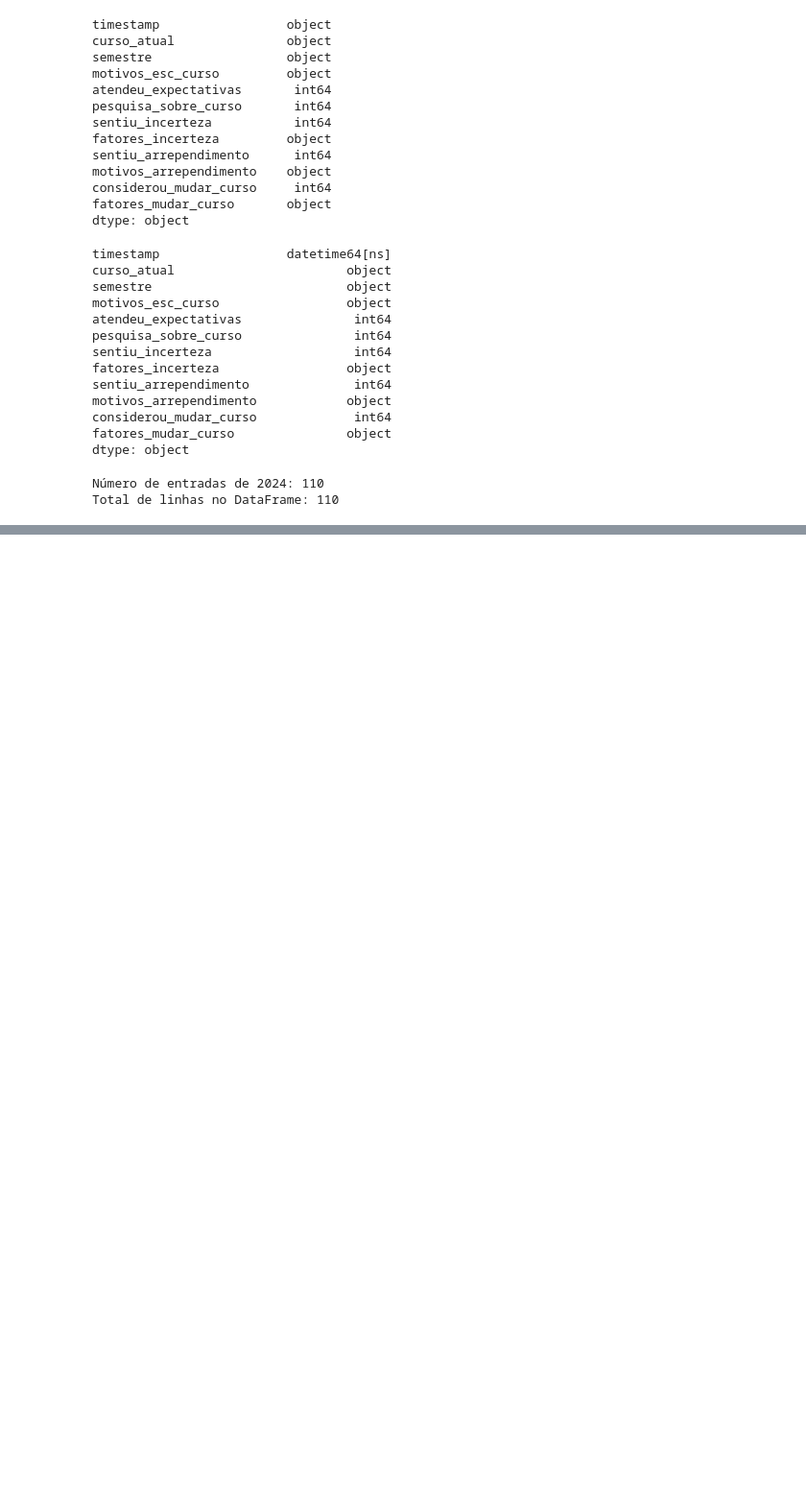
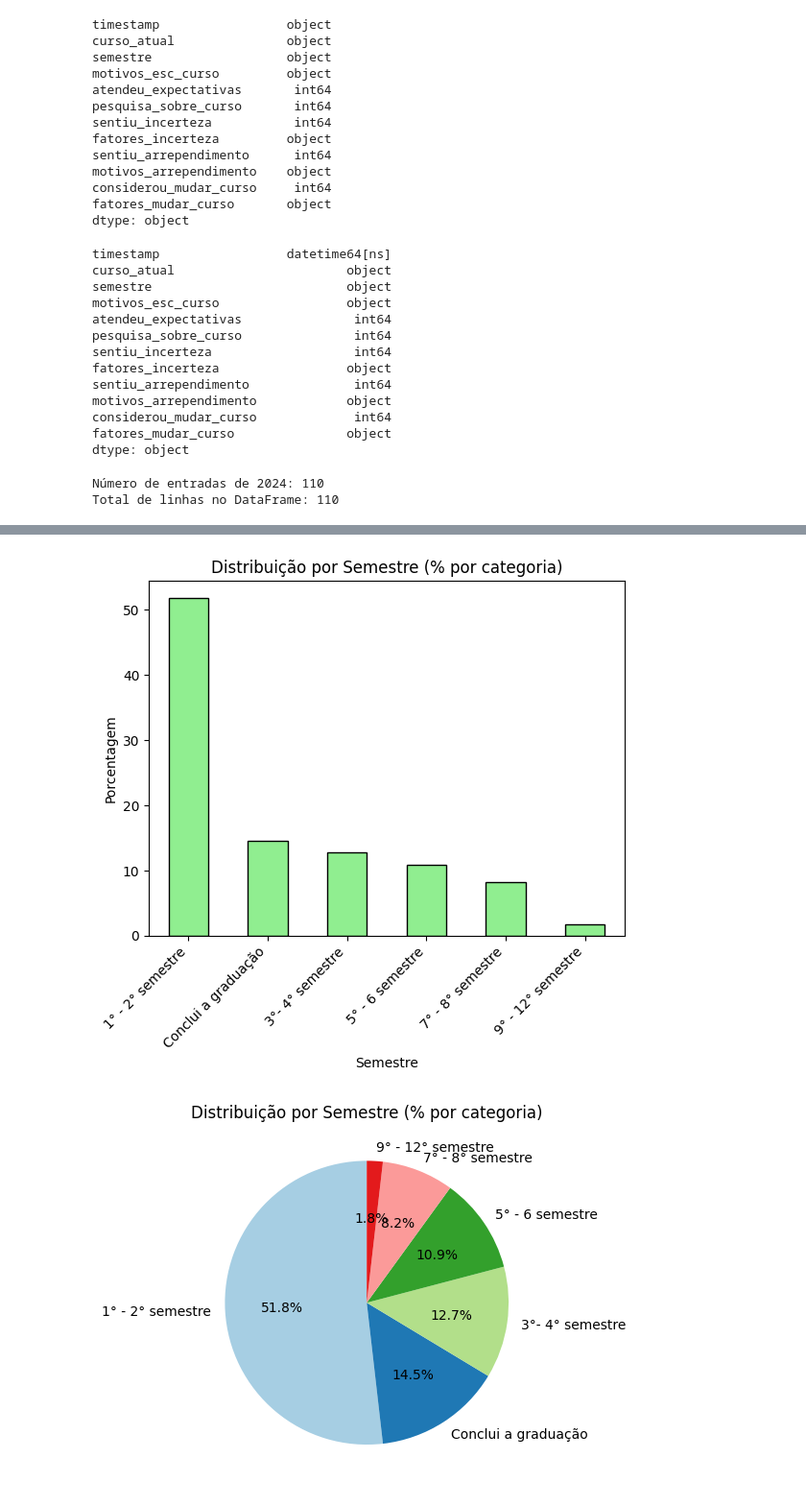
Before and after one commit to MarcosBristot/TrabalhoPosser, a Jupyter notebook: main.ipynb, the cells around one changed output, grey strips where cells are left out. Shown at 96% size. Cells and saved outputs as stored; diff of their text form; code cells hidden in the pictures; blank space fills up the shorter version.

```diff
--- a/main.ipynb
+++ b/main.ipynb
@@ -190,0 +213,20 @@ df.head()
+# %%
+# Contagem e cálculo da porcentagem para a coluna 'semestre'
+semestre_counts = df['semestre'].value_counts(normalize=True) * 100
+
+# Gráfico de barras
+semestre_counts.plot(kind='bar', color='lightgreen', edgecolor='black')
+plt.title('Distribuição por Semestre (% por categoria)')
+plt.xlabel('Semestre')
+plt.ylabel('Porcentagem')
+plt.xticks(rotation=45, ha='right')
+plt.show()
+
+# Gráfico de pizza
+semestre_counts.plot(kind='pie', autopct='%1.1f%%', startangle=90, colors=plt.cm.Paired.colors)
+plt.title('Distribuição por Semestre (% por categoria)')
+plt.ylabel('')
+plt.show()
+# %% [output]
+[figure, added]
+[figure, added]
```
Also changed, not shown: parts of 19 cells of this notebook.
